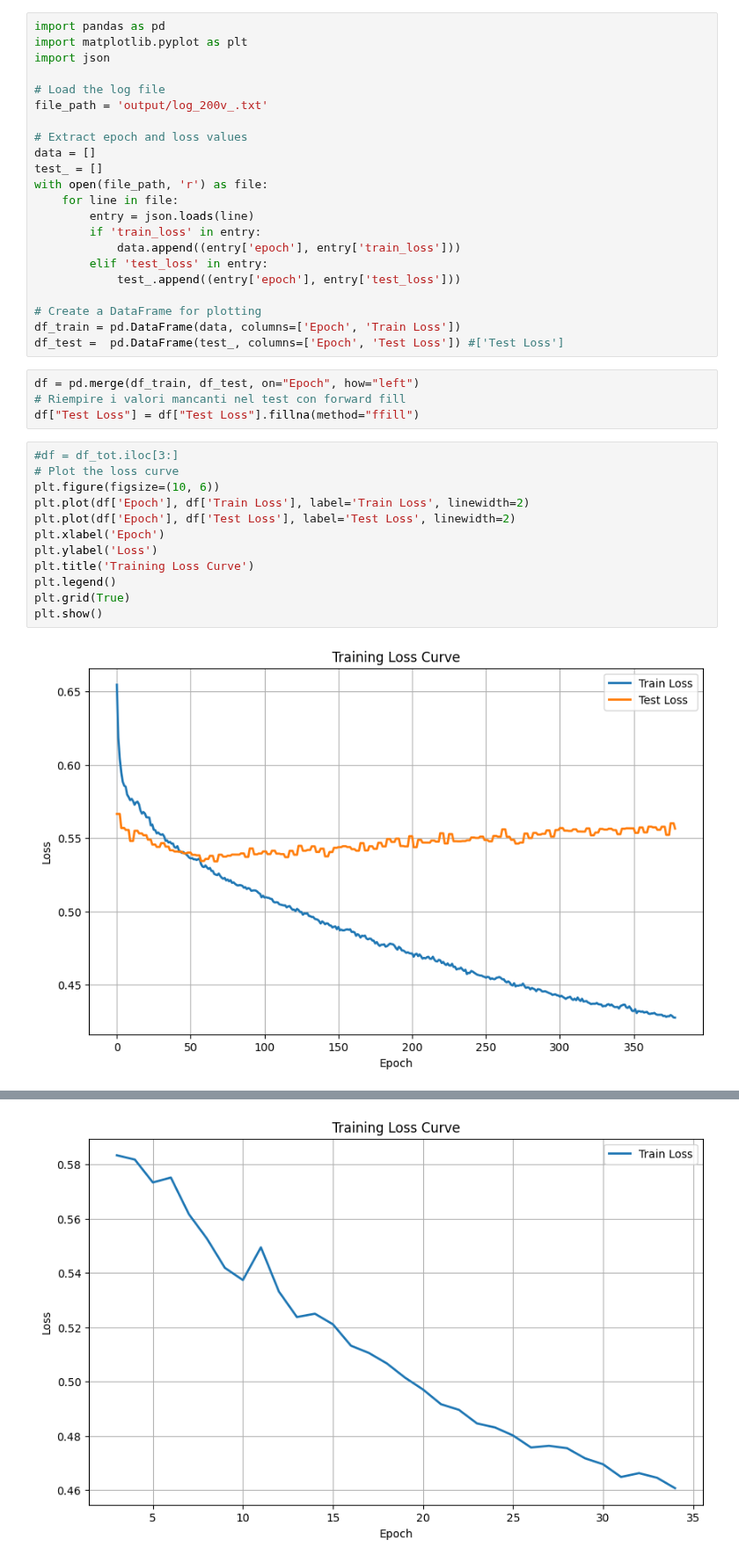
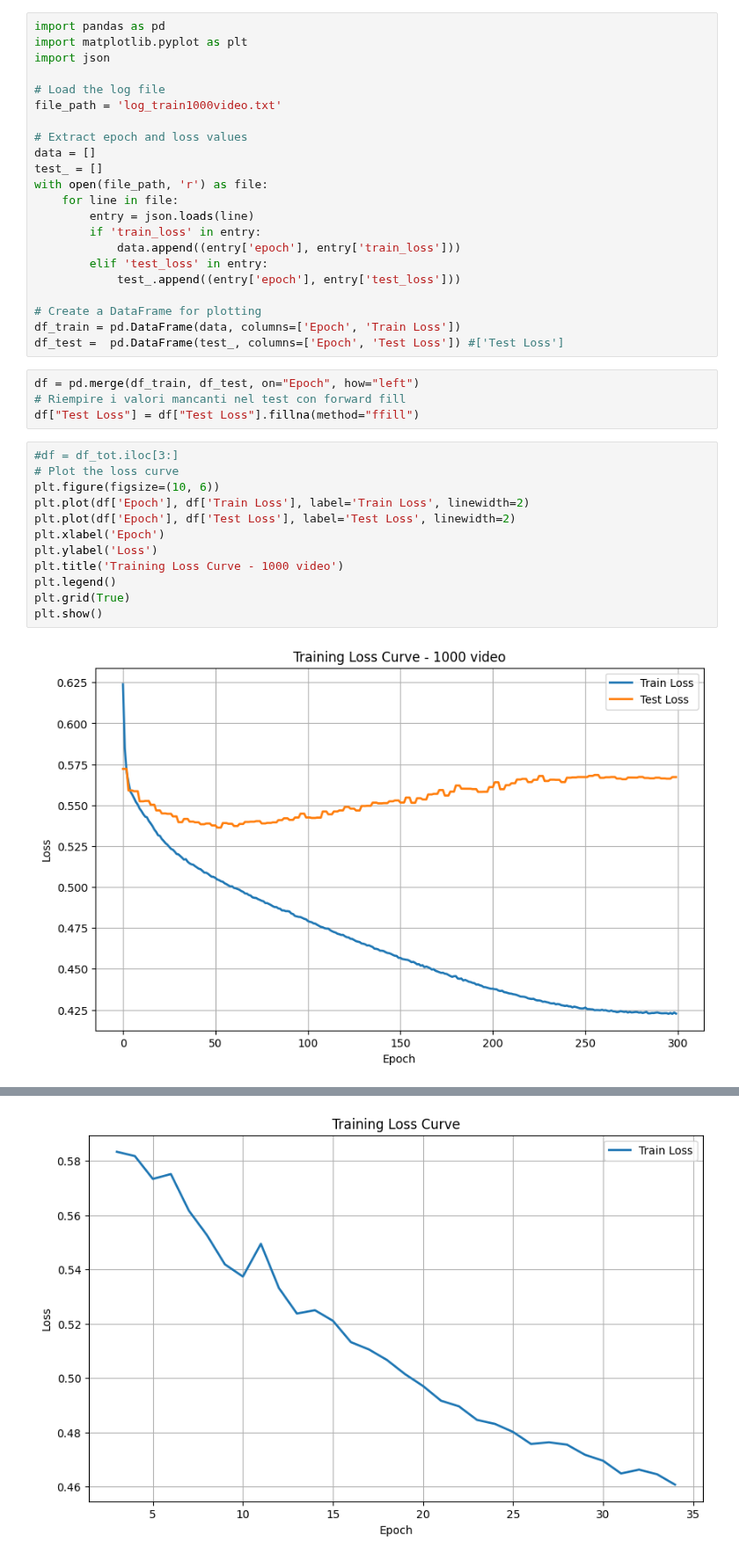
Before and after one commit to dandarm/VideoMAEv2, a Jupyter notebook: training+verifica.ipynb, the cells around one changed output, grey strips where cells are left out. Shown at 88% size. Cells and saved outputs as stored; diff of their text form.

Commit message:
Edits for Finetuning training

```diff
--- a/training+verifica.ipynb
+++ b/training+verifica.ipynb
@@ -6,7 +6,7 @@ import matplotlib.pyplot as plt
 import json
 
 # Load the log file
-file_path = 'output/log_200v_.txt'
+file_path = 'log_train1000video.txt'
 
 # Extract epoch and loss values
 data = []
@@ -29,14 +29,14 @@ df["Test Loss"] = df["Test Loss"].fillna(method="ffill")
 # %%
 #df = df_tot.iloc[3:]
 # Plot the loss curve
 plt.figure(figsize=(10, 6))
 plt.plot(df['Epoch'], df['Train Loss'], label='Train Loss', linewidth=2)
 plt.plot(df['Epoch'], df['Test Loss'], label='Test Loss', linewidth=2)
 plt.xlabel('Epoch')
 plt.ylabel('Loss')
-plt.title('Training Loss Curve')
+plt.title('Training Loss Curve - 1000 video')
 plt.legend()
 plt.grid(True)
 plt.show()
 # %% [output]
-[figure, old version]
+[figure, new version]
```
Also changed, not shown: parts of 1 cell of this notebook, 11 other files.
